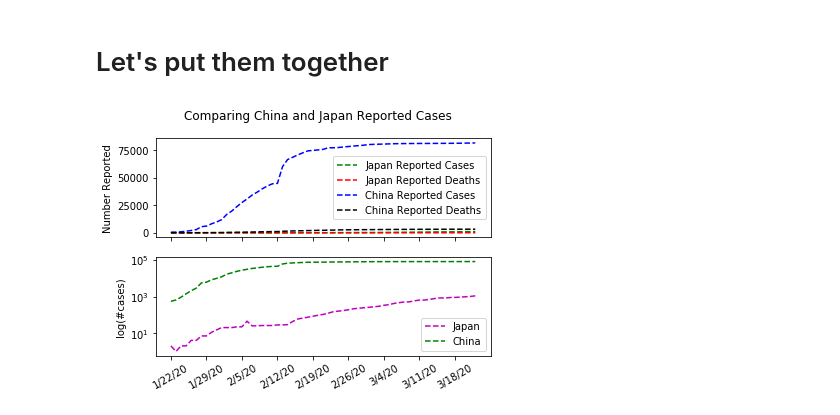
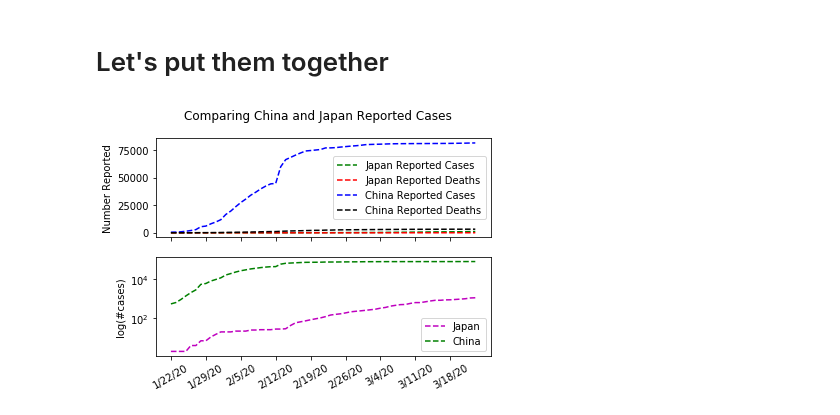
Before and after one commit to DrewRichard7/COVID19, a Jupyter notebook: japan_vs_china.ipynb, the cells around one changed output. Cells and saved outputs as stored; diff of their text form; code cells hidden in the pictures.

Commit message:
changed read file because it stopped being updated

```diff
--- a/japan_vs_china.ipynb
+++ b/japan_vs_china.ipynb
@@ -63,12 +63,12 @@ import numpy as np
 import matplotlib.pyplot as plt
 
 try:
-    dfc = pd.read_csv('COVID-19/csse_covid_19_data/csse_covid_19_time_series/time_series_19-covid-Confirmed.csv')
+    dfc = pd.read_csv('COVID-19/csse_covid_19_data/csse_covid_19_time_series/time_series_covid19_confirmed_global.csv')
 except IOError:
     print('Something went wrong. Check path, and make sure you have the latest file updates.')
     exit()
 try:
-    dfd = pd.read_csv('COVID-19/csse_covid_19_data/csse_covid_19_time_series/time_series_19-covid-Deaths.csv')
+    dfd = pd.read_csv('COVID-19/csse_covid_19_data/csse_covid_19_time_series/time_series_covid19_deaths_global.csv')
 except IOError:
     print('Something went wrong. Check path, and make sure you have the latest file updates.')
     exit()
@@ -112,12 +112,12 @@ import numpy as np
 import matplotlib.pyplot as plt
 
 try:
-    dfc = pd.read_csv('COVID-19/csse_covid_19_data/csse_covid_19_time_series/time_series_19-covid-Confirmed.csv')
+    dfc = pd.read_csv('COVID-19/csse_covid_19_data/csse_covid_19_time_series/time_series_covid19_confirmed_global.csv')
 except IOError:
     print('Something went wrong. Check path, and make sure you have the latest file updates.')
     exit()
 try:
-    dfd = pd.read_csv('COVID-19/csse_covid_19_data/csse_covid_19_time_series/time_series_19-covid-Deaths.csv')
+    dfd = pd.read_csv('COVID-19/csse_covid_19_data/csse_covid_19_time_series/time_series_covid19_deaths_global.csv')
 except IOError:
     print('Something went wrong. Check path, and make sure you have the latest file updates.')
     exit()
@@ -144,31 +144,31 @@ china_dfc = china_dfc.drop(columns = ['Province/State','Country/Region', 'Lat',
 china_dfd = china_dfd.drop(columns = ['Province/State','Country/Region', 'Lat', 'Long'])
 # summing data
 china_dfc = china_dfc.sum()
 china_dfd = china_dfd.sum()
 # new dataframes for plotting
 china_dict_conf = {'China Total': china_dfc}
 china_df_conf = pd.DataFrame(china_dict_conf)
 china_dict_dead = {'China Total': china_dfd}
 china_df_dead = pd.DataFrame(china_dict_dead)
 
 # Plotting data
 # Confirmed cases & deaths
 fig, (ax1, ax2) = plt.subplots(2, sharex=True)
 fig.suptitle('Comparing China and Japan Reported Cases')
 ax1.set_ylabel('Number Reported')
 ax1.plot(japan_df_conf, 'g--', label='Japan Reported Cases')
 ax1.plot(japan_df_dead, 'r--', label='Japan Reported Deaths')
 ax1.plot(china_df_conf, 'b--', label='China Reported Cases')
 ax1.plot(china_df_dead, 'k--', label='China Reported Deaths')
 ax1.legend()
 
 # log y axis
 plt.yscale('log')
 plt.xticks(np.arange(0,len(china_df_conf), step=7), rotation=30)
 ax2.set_ylabel('log(#cases)')
 ax2.plot(japan_df_conf, 'm--', label='Japan')
 ax2.plot(china_df_conf, 'g--', label='China')
 plt.legend(loc='lower right')
 plt.show()
 # %% [output]
-[figure, old version]
+[figure, new version]
```
Also changed, not shown: parts of 1 cell of this notebook, 4 other files.
